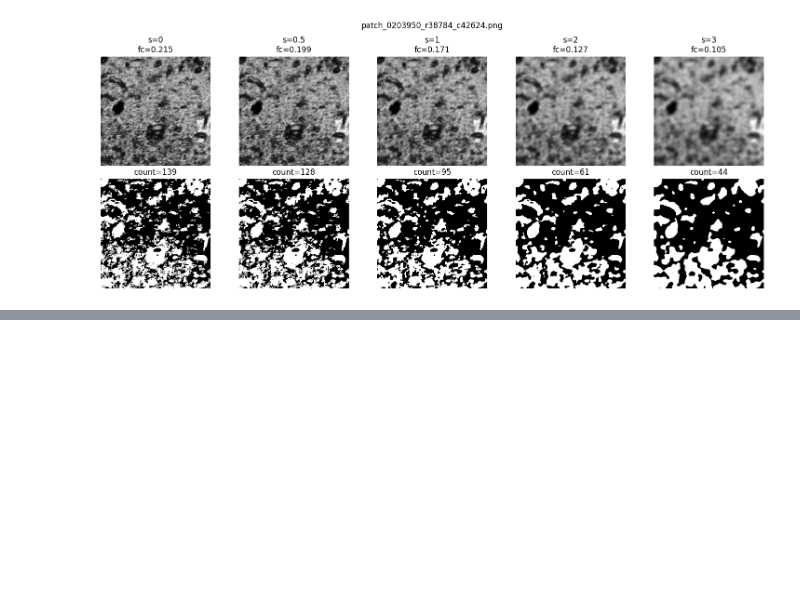
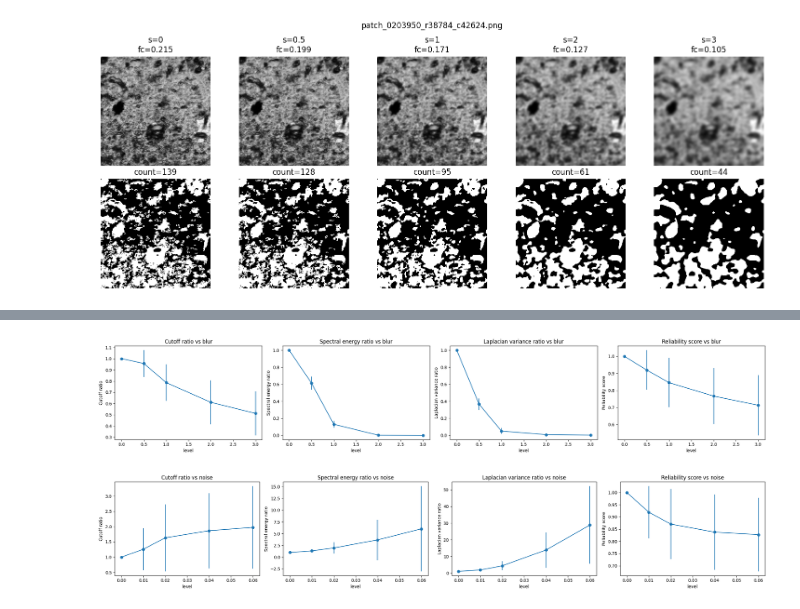
Before and after one commit to DwardEE/BME1462, a Jupyter notebook: image_verification.ipynb, the cells around one changed output, grey strips where cells are left out. Cells and saved outputs as stored; diff of their text form; code cells hidden in the pictures; blank space fills up the shorter version.

```diff
--- a/image_verification.ipynb
+++ b/image_verification.ipynb
@@ -519,0 +956,25 @@ for fname in example_files:
+# %%
+
+plot_specs = [
+    ("fc_ratio", "Cutoff ratio"),
+    ("spectral_energy_ratio", "Spectral energy ratio"),
+    ("laplacian_var_ratio", "Laplacian variance ratio"),
+    ("reliability_score", "Reliability score"),
+]
+
+for degr in ["blur", "noise"]:
+    sub = df_metric_verif[df_metric_verif["degradation_type"] == degr].copy()
+
+    fig, axes = plt.subplots(1, 4, figsize=(22, 4))
+    for ax, (col, label) in zip(axes, plot_specs):
+        means = sub.groupby("level")[col].mean()
+        stds = sub.groupby("level")[col].std()
+        ax.errorbar(means.index, means.values, yerr=stds.values, marker="o")
+        ax.set_title(f"{label} vs {degr}")
+        ax.set_xlabel("level")
+        ax.set_ylabel(label)
+    plt.tight_layout()
+    plt.show()
+# %% [output]
+[figure, added]
+[figure, added]
```
Also changed, not shown: parts of 30 cells of this notebook, 1 other file.
